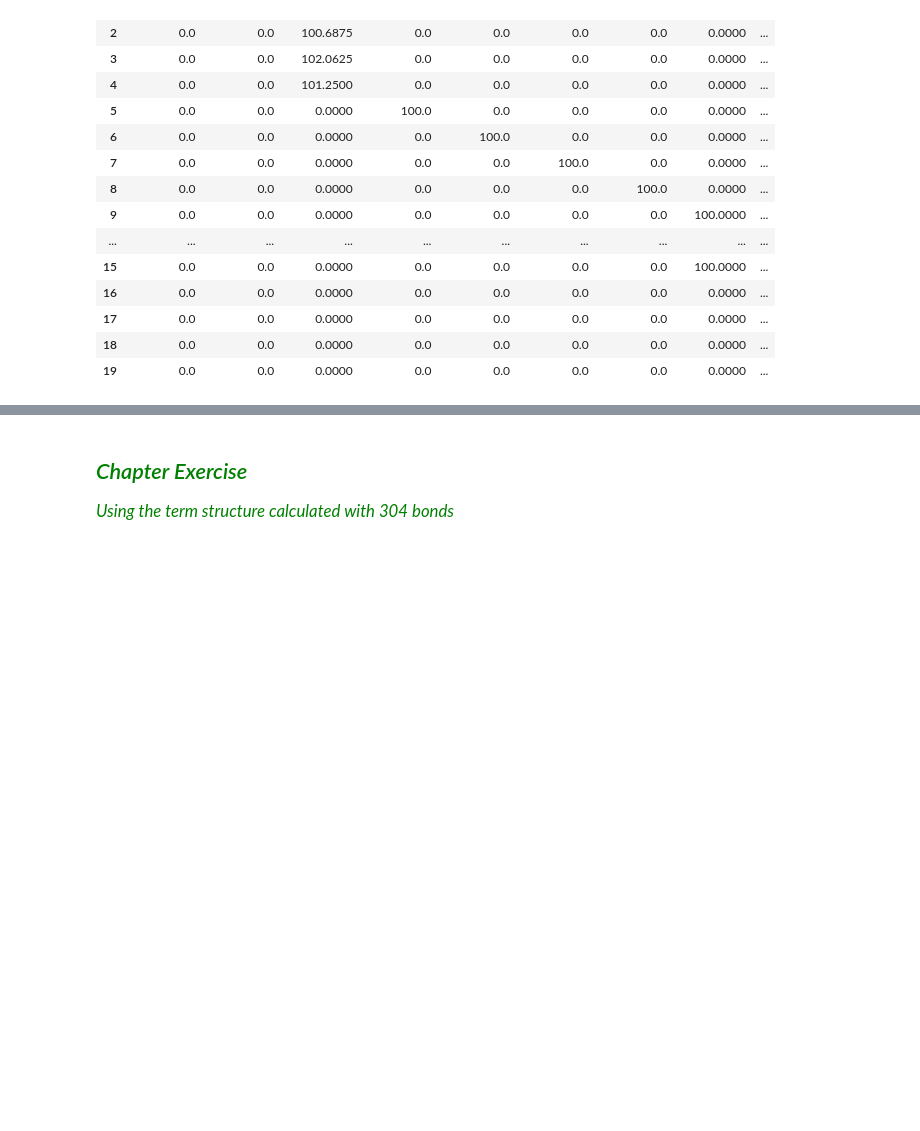
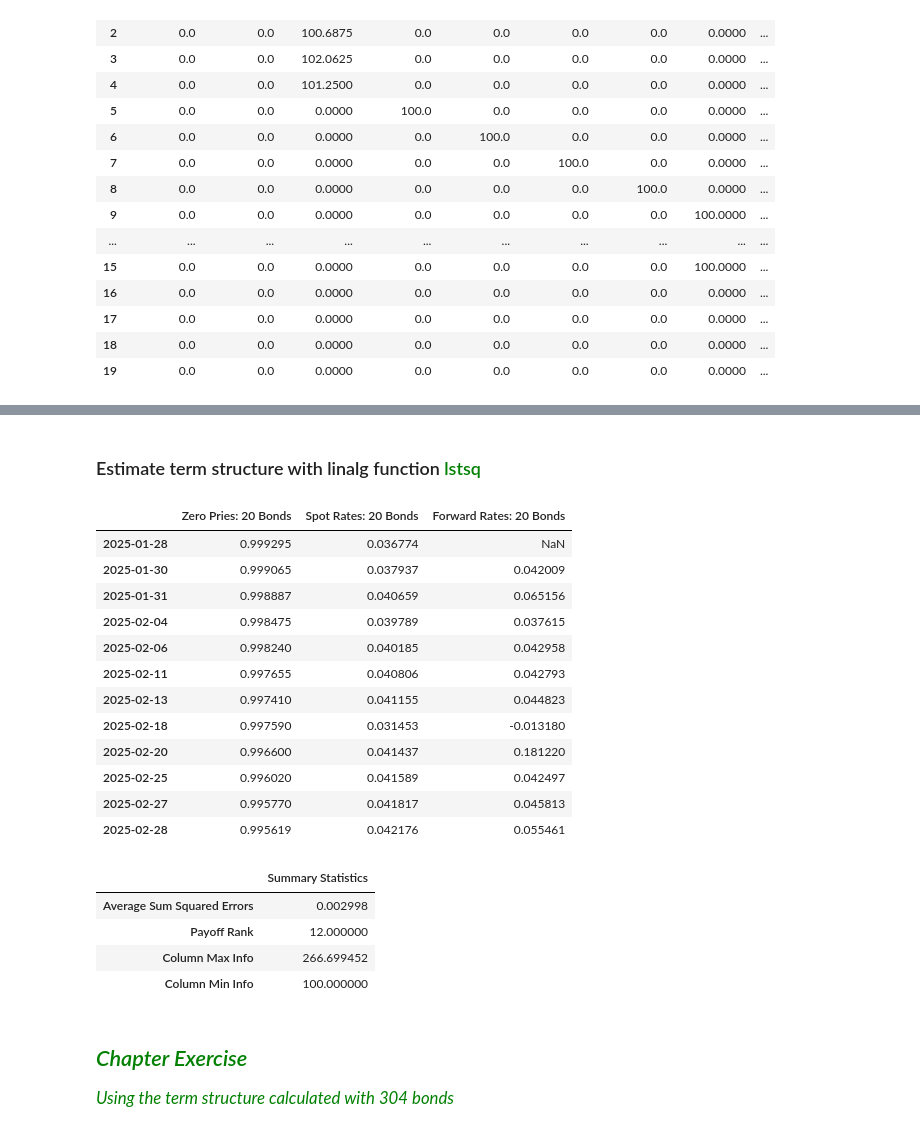
Before and after one commit to PatrickJHess/Hints-Results, a Jupyter notebook: Chapter_Four_Results.ipynb, the cells around one changed output, grey strips where cells are left out. Drawn from its saved outputs; the diff is of its cells as text; code cells hidden in the pictures; blank space fills up the shorter version.

```diff
--- a/Chapter_Four_Results.ipynb
+++ b/Chapter_Four_Results.ipynb
@@ -278,3 +324,59 @@ pd.DataFrame(payoff_dict)
+# %% [markdown]
+### Estimate term structure with linalg function <font color='green'>lstsq</font>
+# %%
+# Calculate transaction prices
+transaction_prices=bond_data_20['Transaction Prices'].to_numpy()
+
+# Estimate the present value factors with least squares
+zero_prices_20,ss2_20,rank_20,colInfo__20=np.linalg.lstsq(payoff_matrix_20[0],transaction_prices)
+
+# Maturity of the bonds in years
+maturity_years=[(mat_date-settlement).days/365 for mat_date in payoff_matrix_20[1]]
+
+# Continuously compounded annualized spot rates
+spot_rates_20=-np.log(zero_prices_20)/np.array(maturity_years)
+
+# Continuously compounded annualized forward rates
+forward_rates_20=-np.diff(np.log(zero_prices_20))/np.diff(maturity_years)
+forward_rates_20=np.insert(forward_rates_20,0,np.nan)
+
+# Create a DataFrame of least squares present value estimates and display results
+# First a dictionary
+bonds_20={'Zero Pries: 20 Bonds':zero_prices_20,
+          'Spot Rates: 20 Bonds':spot_rates_20,
+          'Forward Rates: 20 Bonds':forward_rates_20}
+# Then a DataFrame
+df_20=pd.DataFrame(bonds_20,index=payoff_matrix_20[1])
+display(df_20)
+
+# Create a DataFrame of summary statistics and display results
+# First a dictionary
+summary_20={'Average Sum Squared Errors':ss2_20/len(bond_data_20),
+             'Payoff Rank':rank_20,
+             'Column Max Info':np.max(colInfo__20),
+             'Column Min Info':np.min(colInfo__20)}
+
+df_summary_20=pd.DataFrame(summary_20,index=['Summary Statistics']).T
+display(df_summary_20)
+# %% [output]
+|  | Zero Pries: 20 Bonds | Spot Rates: 20 Bonds | Forward Rates: 20 Bonds |
+| 2025-01-28 | 0.999295 | 0.036774 | NaN |
+| 2025-01-30 | 0.999065 | 0.037937 | 0.042009 |
+| 2025-01-31 | 0.998887 | 0.040659 | 0.065156 |
+| 2025-02-04 | 0.998475 | 0.039789 | 0.037615 |
+| 2025-02-06 | 0.998240 | 0.040185 | 0.042958 |
+| 2025-02-11 | 0.997655 | 0.040806 | 0.042793 |
+| 2025-02-13 | 0.997410 | 0.041155 | 0.044823 |
+| 2025-02-18 | 0.997590 | 0.031453 | -0.013180 |
+| 2025-02-20 | 0.996600 | 0.041437 | 0.181220 |
+| 2025-02-25 | 0.996020 | 0.041589 | 0.042497 |
+| 2025-02-27 | 0.995770 | 0.041817 | 0.045813 |
+| 2025-02-28 | 0.995619 | 0.042176 | 0.055461 |
+|  | Summary Statistics |
+| Average Sum Squared Errors | 0.002998 |
+| Payoff Rank | 12.000000 |
+| Column Max Info | 266.699452 |
+| Column Min Info | 100.000000 |
 # %% [markdown]
 ## <span style="text-align: left; color:green; font-family: 'Franklin Gothic Medium', sans-serif; margin-top: 1.0em; margin-bottom: 0em; font-style: italic;">Chapter Exercise</span>
 <span style="text-align: left; color:green; font-family: 'Franklin Gothic Medium', sans-serif; margin-top: 0; margin-bottom: 0.5em; font-style: italic;"><big>Using the term structure calculated with 304 bonds</big></font></span>
```
Also changed, not shown: parts of 4 cells of this notebook, 23 other files.
